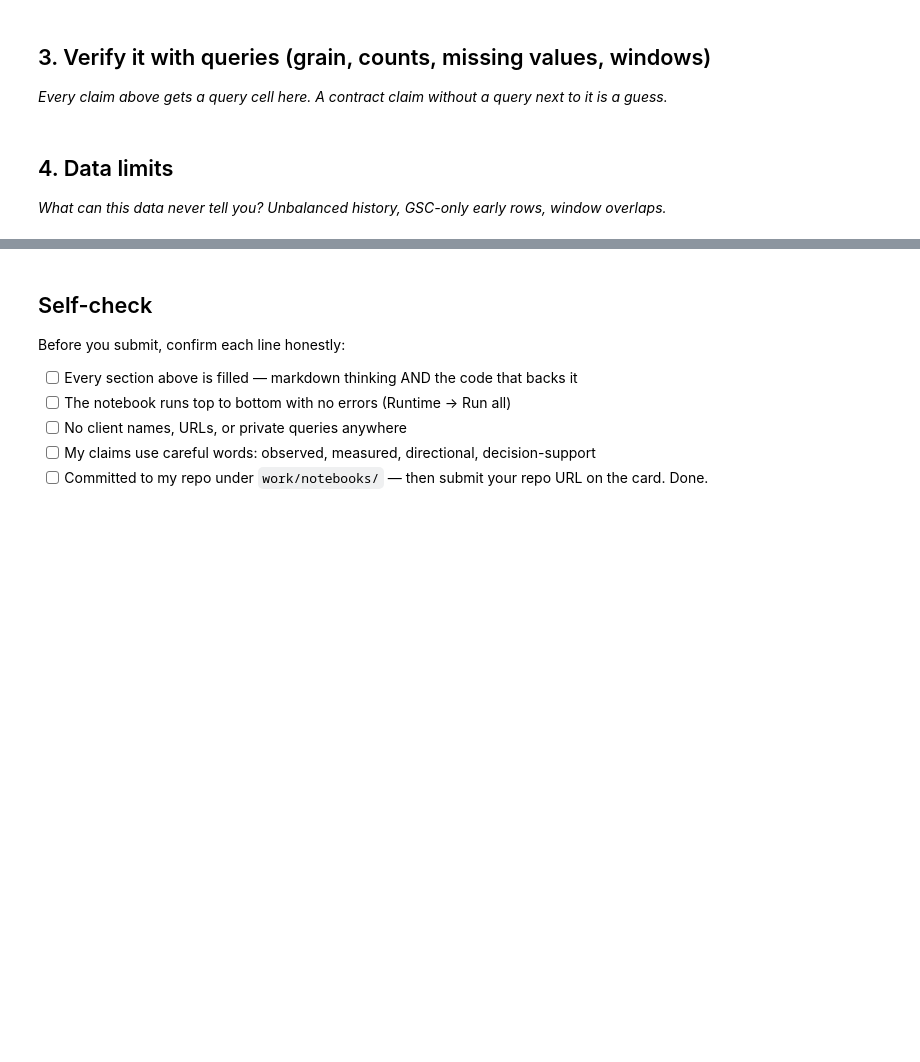
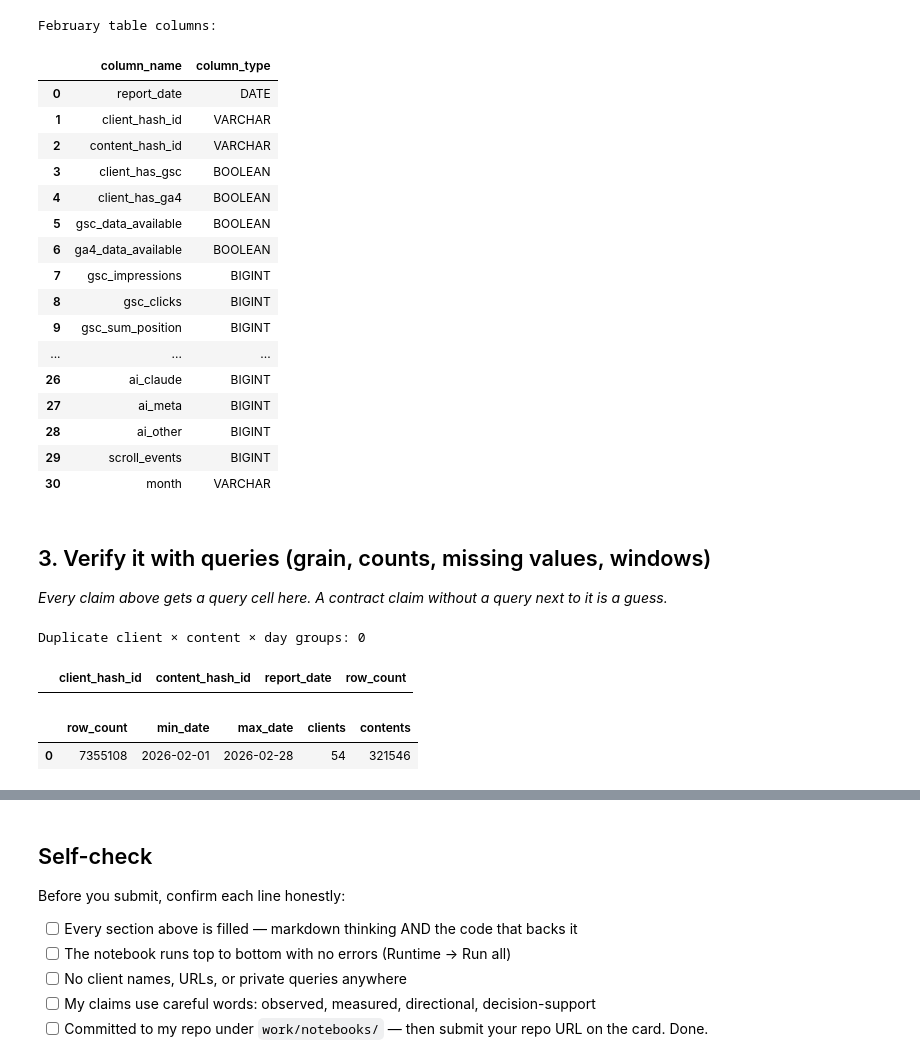
Before and after one commit to Seif-Abouelkhair/flyrank-ml-internship, a Jupyter notebook: work/notebooks/w03_data_contract.ipynb, the cells around one changed output, grey strips where cells are left out. Cells and saved outputs as stored; diff of their text form; code cells hidden in the pictures; blank space fills up the shorter version.

```diff
--- a/work/notebooks/w03_data_contract.ipynb
+++ b/work/notebooks/w03_data_contract.ipynb
@@ -23,3 +96,28 @@ This skeleton is yours to fill. Work the sections **in order** — each one has
+# %%
+schema = con.sql(
+    f"DESCRIBE SELECT * FROM {FEB} LIMIT 1"
+).df()
+print("February table columns:")
+display(schema[["column_name", "column_type"]])
+# %% [output]
+February table columns:
+|  | column_name | column_type |
+| 0 | report_date | DATE |
+| 1 | client_hash_id | VARCHAR |
+| 2 | content_hash_id | VARCHAR |
+| 3 | client_has_gsc | BOOLEAN |
+| 4 | client_has_ga4 | BOOLEAN |
+| 5 | gsc_data_available | BOOLEAN |
+| 6 | ga4_data_available | BOOLEAN |
+| 7 | gsc_impressions | BIGINT |
+| 8 | gsc_clicks | BIGINT |
+| 9 | gsc_sum_position | BIGINT |
+| ... | ... | ... |
+| 26 | ai_claude | BIGINT |
+| 27 | ai_meta | BIGINT |
+| 28 | ai_other | BIGINT |
+| 29 | scroll_events | BIGINT |
+| 30 | month | VARCHAR |
 # %% [markdown]
 ## 3. Verify it with queries (grain, counts, missing values, windows)
 
@@ -30,4 +124,0 @@ This skeleton is yours to fill. Work the sections **in order** — each one has
-# %% [markdown]
-## 4. Data limits
-
-*What can this data never tell you? Unbalanced history, GSC-only early rows, window overlaps.*
@@ -36,0 +125,42 @@ This skeleton is yours to fill. Work the sections **in order** — each one has
+# %%
+# QUERY 1 — Grain verification
+grain_check = con.sql(
+    f"""
+    SELECT
+        client_hash_id,
+        content_hash_id,
+        report_date,
+        COUNT(*) AS row_count
+    FROM {FEB}
+    GROUP BY
+        client_hash_id,
+        content_hash_id,
+        report_date
+    HAVING COUNT(*) > 1
+    LIMIT 5
+    """
+).df()
+
+print("Duplicate client × content × day groups:", len(grain_check))
+display(grain_check)
+# %% [output]
+Duplicate client × content × day groups: 0
+|  | client_hash_id | content_hash_id | report_date | row_count |
+# %%
+# QUERY 2 — Count and date window verification
+window_check = con.sql(
+    f"""
+    SELECT
+        COUNT(*) AS row_count,
+        MIN(report_date) AS min_date,
+        MAX(report_date) AS max_date,
+        COUNT(DISTINCT client_hash_id) AS clients,
+        COUNT(DISTINCT content_hash_id) AS contents
+    FROM {FEB}
+    """
+).df()
+
+display(window_check)
+# %% [output]
+|  | row_count | min_date | max_date | clients | contents |
+| 0 | 7355108 | 2026-02-01 | 2026-02-28 | 54 | 321546 |
```
Also changed, not shown: parts of 16 cells of this notebook.
